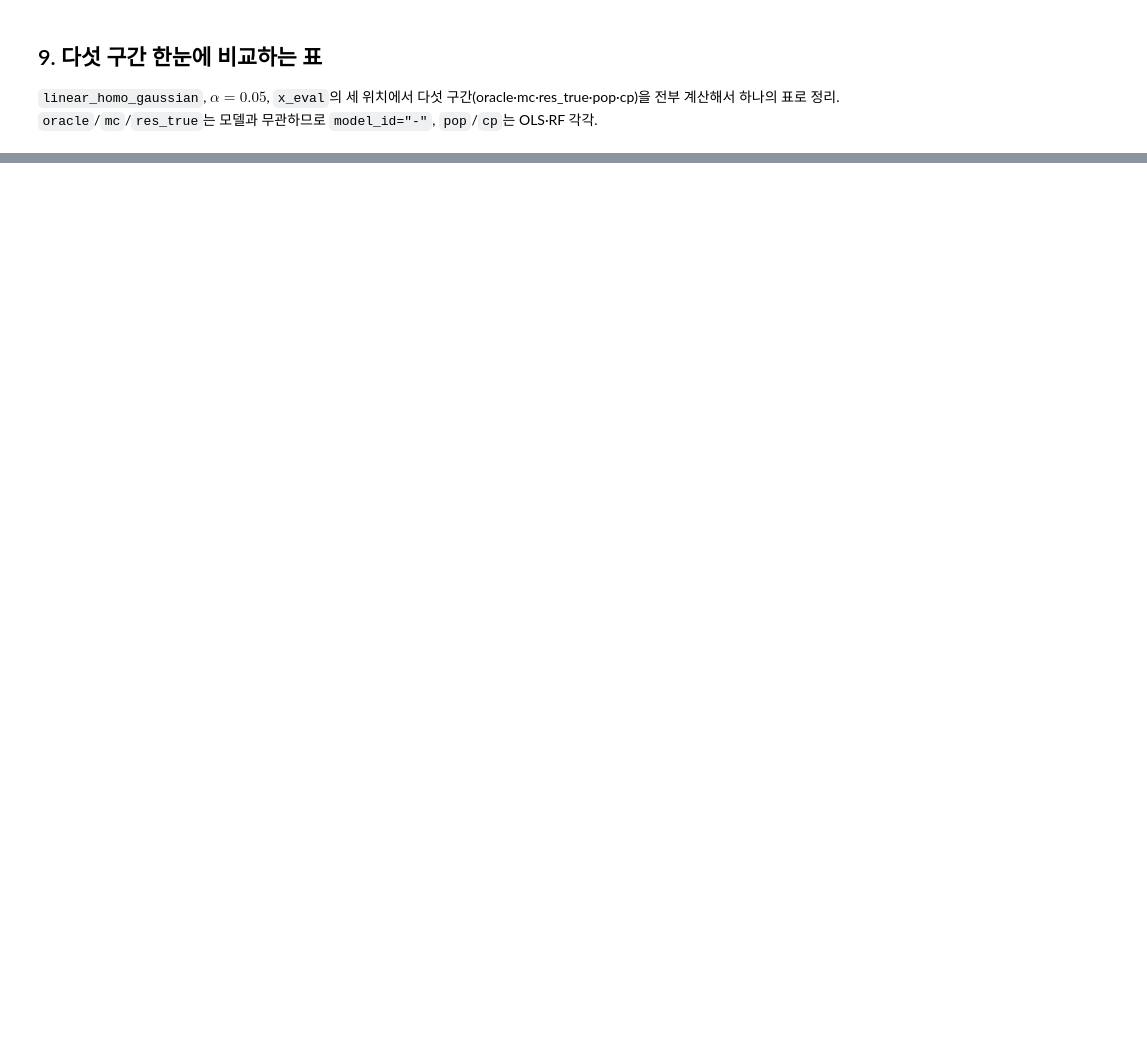
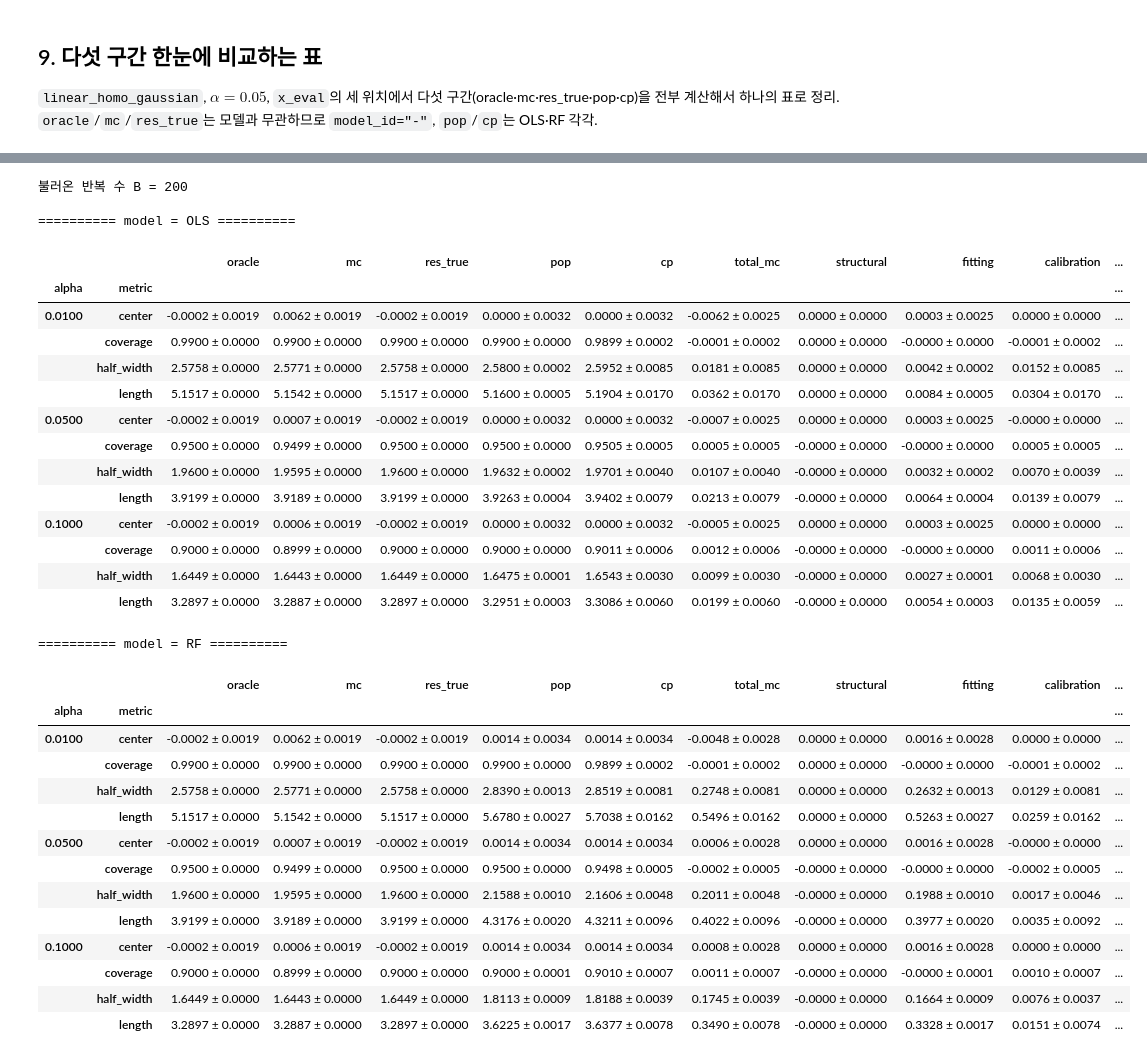
Before and after one commit to cms6090/simulation, a Jupyter notebook: notebooks/mc_vs_cp.ipynb, the cells around one changed output, grey strips where cells are left out. Saved outputs shown, nothing was run; the diff lists cells and outputs as text; code cells hidden in the pictures; blank space fills up the shorter version.

Commit message:
marginal, fixed-x, fixed-calibration 구현

```diff
--- a/notebooks/mc_vs_cp.ipynb
+++ b/notebooks/mc_vs_cp.ipynb
@@ -896,0 +1119,16 @@ five_intervals_table
+# %%
+# 왼쪽 5개 열 = 실제 다섯 구간의 값(T), 오른쪽 5개 열 = 그걸로 계산한 분해 결과.
+# 분해 숫자만 보면 "그래서 원래 구간 값이 뭐였는데?"를 알 수 없으므로 항상 같이 보여줌.
+RAW_ORDER = ["oracle", "mc", "res_true", "pop", "cp"]
+COMPONENT_ORDER = ["total_mc", "structural", "fitting", "calibration", "mc_approximation"]
+METRIC_ORDER = ["coverage", "center", "half_width", "length"]
+
+for model_id in ["OLS", "RF"]:
+    print(f"\n{'=' * 10} model = {model_id} {'=' * 10}")
+    model_rows = decomposition_table[decomposition_table["model_id"] == model_id]
+
+    for metric in METRIC_ORDER:
+        print(f"--- {metric} ---")
+        metric_rows = model_rows[model_rows["metric"] == metric]
+        pivoted = metric_rows.set_index(["x1", "x2"])[RAW_ORDER + COMPONENT_ORDER]
+        display(pivoted)
@@ -896,0 +1265,55 @@ five_intervals_table
+# %%
+from IPython.display import display
+
+marginal_perb = pd.read_csv(r"../results/marginal_linear_homo_gaussian.csv")
+B_ACTUAL = marginal_perb["b"].nunique()
+print(f"불러온 반복 수 B = {B_ACTUAL}")
+
+VALUE_COLS = ["oracle", "mc", "res_true", "pop", "cp",
+              "total_mc", "structural", "fitting", "calibration", "mc_approximation"]
+
+# b들에 걸쳐 평균과 MCSE(=SD/sqrt(B))를 계산 -- "반복 간 변동"을 나타내는 게 MCSE
+marginal_mean = marginal_perb.groupby(["model_id", "alpha", "metric"])[VALUE_COLS].mean()
+marginal_mcse = marginal_perb.groupby(["model_id", "alpha", "metric"])[VALUE_COLS].std() / np.sqrt(B_ACTUAL)
+
+# "평균 ± MCSE" 문자열로 합쳐서 하나의 표로 보기 좋게 만듦
+marginal_summary = marginal_mean.copy()
+for col in VALUE_COLS:
+    marginal_summary[col] = marginal_mean[col].map("{:.4f}".format) + " ± " + marginal_mcse[col].map("{:.4f}".format)
+
+for model_id in ["OLS", "RF"]:
+    print(f"\n{'=' * 10} model = {model_id} {'=' * 10}")
+    display(marginal_summary.loc[model_id])
+# %% [output]
+불러온 반복 수 B = 200
+
+========== model = OLS ==========
+|  |  | oracle | mc | res_true | pop | cp | total_mc | structural | fitting | calibration | ... |
+| alpha | metric |  |  |  |  |  |  |  |  |  | ... |
+| 0.0100 | center | -0.0002 ± 0.0019 | 0.0062 ± 0.0019 | -0.0002 ± 0.0019 | 0.0000 ± 0.0032 | 0.0000 ± 0.0032 | -0.0062 ± 0.0025 | 0.0000 ± 0.0000 | 0.0003 ± 0.0025 | 0.0000 ± 0.0000 | ... |
+|  | coverage | 0.9900 ± 0.0000 | 0.9900 ± 0.0000 | 0.9900 ± 0.0000 | 0.9900 ± 0.0000 | 0.9899 ± 0.0002 | -0.0001 ± 0.0002 | 0.0000 ± 0.0000 | -0.0000 ± 0.0000 | -0.0001 ± 0.0002 | ... |
+|  | half_width | 2.5758 ± 0.0000 | 2.5771 ± 0.0000 | 2.5758 ± 0.0000 | 2.5800 ± 0.0002 | 2.5952 ± 0.0085 | 0.0181 ± 0.0085 | 0.0000 ± 0.0000 | 0.0042 ± 0.0002 | 0.0152 ± 0.0085 | ... |
+|  | length | 5.1517 ± 0.0000 | 5.1542 ± 0.0000 | 5.1517 ± 0.0000 | 5.1600 ± 0.0005 | 5.1904 ± 0.0170 | 0.0362 ± 0.0170 | 0.0000 ± 0.0000 | 0.0084 ± 0.0005 | 0.0304 ± 0.0170 | ... |
+| 0.0500 | center | -0.0002 ± 0.0019 | 0.0007 ± 0.0019 | -0.0002 ± 0.0019 | 0.0000 ± 0.0032 | 0.0000 ± 0.0032 | -0.0007 ± 0.0025 | 0.0000 ± 0.0000 | 0.0003 ± 0.0025 | -0.0000 ± 0.0000 | ... |
+|  | coverage | 0.9500 ± 0.0000 | 0.9499 ± 0.0000 | 0.9500 ± 0.0000 | 0.9500 ± 0.0000 | 0.9505 ± 0.0005 | 0.0005 ± 0.0005 | -0.0000 ± 0.0000 | -0.0000 ± 0.0000 | 0.0005 ± 0.0005 | ... |
+|  | half_width | 1.9600 ± 0.0000 | 1.9595 ± 0.0000 | 1.9600 ± 0.0000 | 1.9632 ± 0.0002 | 1.9701 ± 0.0040 | 0.0107 ± 0.0040 | -0.0000 ± 0.0000 | 0.0032 ± 0.0002 | 0.0070 ± 0.0039 | ... |
+|  | length | 3.9199 ± 0.0000 | 3.9189 ± 0.0000 | 3.9199 ± 0.0000 | 3.9263 ± 0.0004 | 3.9402 ± 0.0079 | 0.0213 ± 0.0079 | -0.0000 ± 0.0000 | 0.0064 ± 0.0004 | 0.0139 ± 0.0079 | ... |
+| 0.1000 | center | -0.0002 ± 0.0019 | 0.0006 ± 0.0019 | -0.0002 ± 0.0019 | 0.0000 ± 0.0032 | 0.0000 ± 0.0032 | -0.0005 ± 0.0025 | 0.0000 ± 0.0000 | 0.0003 ± 0.0025 | 0.0000 ± 0.0000 | ... |
+|  | coverage | 0.9000 ± 0.0000 | 0.8999 ± 0.0000 | 0.9000 ± 0.0000 | 0.9000 ± 0.0000 | 0.9011 ± 0.0006 | 0.0012 ± 0.0006 | -0.0000 ± 0.0000 | -0.0000 ± 0.0000 | 0.0011 ± 0.0006 | ... |
+|  | half_width | 1.6449 ± 0.0000 | 1.6443 ± 0.0000 | 1.6449 ± 0.0000 | 1.6475 ± 0.0001 | 1.6543 ± 0.0030 | 0.0099 ± 0.0030 | -0.0000 ± 0.0000 | 0.0027 ± 0.0001 | 0.0068 ± 0.0030 | ... |
+|  | length | 3.2897 ± 0.0000 | 3.2887 ± 0.0000 | 3.2897 ± 0.0000 | 3.2951 ± 0.0003 | 3.3086 ± 0.0060 | 0.0199 ± 0.0060 | -0.0000 ± 0.0000 | 0.0054 ± 0.0003 | 0.0135 ± 0.0059 | ... |
+========== model = RF ==========
+|  |  | oracle | mc | res_true | pop | cp | total_mc | structural | fitting | calibration | ... |
+| alpha | metric |  |  |  |  |  |  |  |  |  | ... |
+| 0.0100 | center | -0.0002 ± 0.0019 | 0.0062 ± 0.0019 | -0.0002 ± 0.0019 | 0.0014 ± 0.0034 | 0.0014 ± 0.0034 | -0.0048 ± 0.0028 | 0.0000 ± 0.0000 | 0.0016 ± 0.0028 | 0.0000 ± 0.0000 | ... |
+|  | coverage | 0.9900 ± 0.0000 | 0.9900 ± 0.0000 | 0.9900 ± 0.0000 | 0.9900 ± 0.0000 | 0.9899 ± 0.0002 | -0.0001 ± 0.0002 | 0.0000 ± 0.0000 | -0.0000 ± 0.0000 | -0.0001 ± 0.0002 | ... |
+|  | half_width | 2.5758 ± 0.0000 | 2.5771 ± 0.0000 | 2.5758 ± 0.0000 | 2.8390 ± 0.0013 | 2.8519 ± 0.0081 | 0.2748 ± 0.0081 | 0.0000 ± 0.0000 | 0.2632 ± 0.0013 | 0.0129 ± 0.0081 | ... |
+|  | length | 5.1517 ± 0.0000 | 5.1542 ± 0.0000 | 5.1517 ± 0.0000 | 5.6780 ± 0.0027 | 5.7038 ± 0.0162 | 0.5496 ± 0.0162 | 0.0000 ± 0.0000 | 0.5263 ± 0.0027 | 0.0259 ± 0.0162 | ... |
+| 0.0500 | center | -0.0002 ± 0.0019 | 0.0007 ± 0.0019 | -0.0002 ± 0.0019 | 0.0014 ± 0.0034 | 0.0014 ± 0.0034 | 0.0006 ± 0.0028 | 0.0000 ± 0.0000 | 0.0016 ± 0.0028 | -0.0000 ± 0.0000 | ... |
+|  | coverage | 0.9500 ± 0.0000 | 0.9499 ± 0.0000 | 0.9500 ± 0.0000 | 0.9500 ± 0.0000 | 0.9498 ± 0.0005 | -0.0002 ± 0.0005 | -0.0000 ± 0.0000 | -0.0000 ± 0.0000 | -0.0002 ± 0.0005 | ... |
+|  | half_width | 1.9600 ± 0.0000 | 1.9595 ± 0.0000 | 1.9600 ± 0.0000 | 2.1588 ± 0.0010 | 2.1606 ± 0.0048 | 0.2011 ± 0.0048 | -0.0000 ± 0.0000 | 0.1988 ± 0.0010 | 0.0017 ± 0.0046 | ... |
+|  | length | 3.9199 ± 0.0000 | 3.9189 ± 0.0000 | 3.9199 ± 0.0000 | 4.3176 ± 0.0020 | 4.3211 ± 0.0096 | 0.4022 ± 0.0096 | -0.0000 ± 0.0000 | 0.3977 ± 0.0020 | 0.0035 ± 0.0092 | ... |
+| 0.1000 | center | -0.0002 ± 0.0019 | 0.0006 ± 0.0019 | -0.0002 ± 0.0019 | 0.0014 ± 0.0034 | 0.0014 ± 0.0034 | 0.0008 ± 0.0028 | 0.0000 ± 0.0000 | 0.0016 ± 0.0028 | 0.0000 ± 0.0000 | ... |
+|  | coverage | 0.9000 ± 0.0000 | 0.8999 ± 0.0000 | 0.9000 ± 0.0000 | 0.9000 ± 0.0001 | 0.9010 ± 0.0007 | 0.0011 ± 0.0007 | -0.0000 ± 0.0000 | -0.0000 ± 0.0001 | 0.0010 ± 0.0007 | ... |
+|  | half_width | 1.6449 ± 0.0000 | 1.6443 ± 0.0000 | 1.6449 ± 0.0000 | 1.8113 ± 0.0009 | 1.8188 ± 0.0039 | 0.1745 ± 0.0039 | -0.0000 ± 0.0000 | 0.1664 ± 0.0009 | 0.0076 ± 0.0037 | ... |
+|  | length | 3.2897 ± 0.0000 | 3.2887 ± 0.0000 | 3.2897 ± 0.0000 | 3.6225 ± 0.0017 | 3.6377 ± 0.0078 | 0.3490 ± 0.0078 | -0.0000 ± 0.0000 | 0.3328 ± 0.0017 | 0.0151 ± 0.0074 | ... |
```
Also changed, not shown: parts of 29 cells of this notebook.
